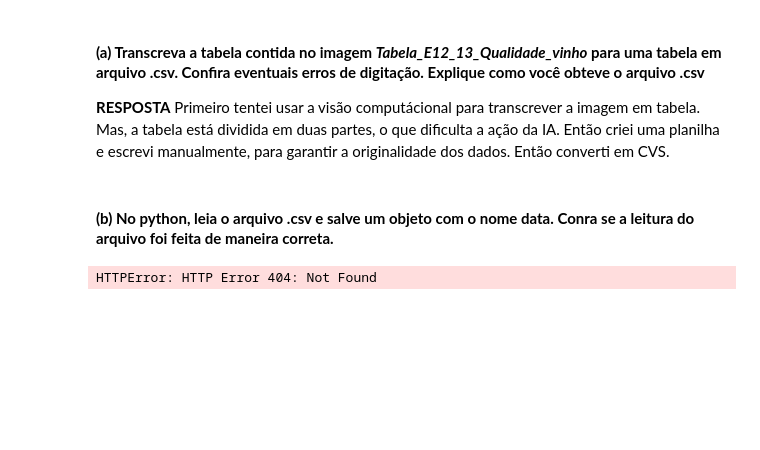
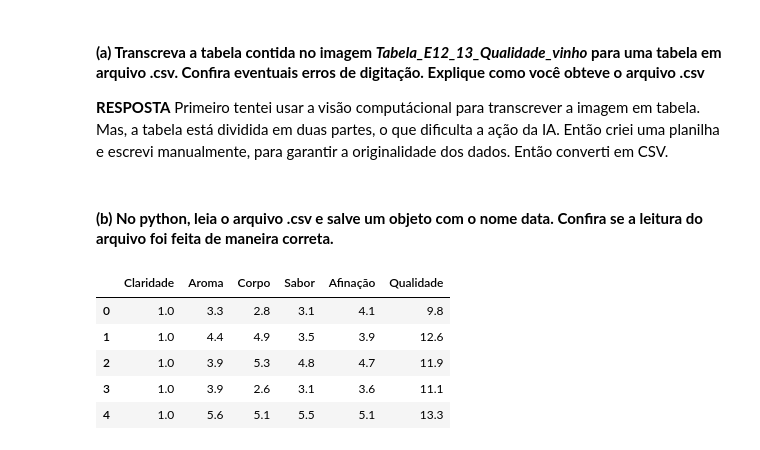
Before and after one commit to Djeffersonkkj/portifolio-de-estudos, a Jupyter notebook: UEPB_DataScience/P3/visualizacao_de_dados/atividade_2.ipynb, the cells around one changed output. Cells and saved outputs as stored; diff of their text form; code cells hidden in the pictures; blank space fills up the shorter version.

```diff
--- a/UEPB_DataScience/P3/visualizacao_de_dados/atividade_2.ipynb
+++ b/UEPB_DataScience/P3/visualizacao_de_dados/atividade_2.ipynb
@@ -2,9 +2,9 @@
 #### **(a) Transcreva a tabela contida no imagem *Tabela_E12_13_Qualidade_vinho* para uma tabela em arquivo .csv. Confira eventuais erros de digitação. Explique como você obteve o arquivo .csv**
 
 **RESPOSTA**
-Primeiro tentei usar a visão computácional para transcrever a imagem em tabela. Mas, a tabela está dividida em duas partes, o que dificulta a ação da IA. Então criei uma planilha e escrevi manualmente, para garantir a originalidade dos dados. Então converti em CVS.
+Primeiro tentei usar a visão computácional para transcrever a imagem em tabela. Mas, a tabela está dividida em duas partes, o que dificulta a ação da IA. Então criei uma planilha e escrevi manualmente, para garantir a originalidade dos dados. Então converti em CSV.
 # %% [markdown]
-#### **(b) No python, leia o arquivo .csv e salve um objeto com o nome data. Conra se a leitura do arquivo foi feita de maneira correta.**
+#### **(b) No python, leia o arquivo .csv e salve um objeto com o nome data. Confira se a leitura do arquivo foi feita de maneira correta.**
 # %%
 #importando bibliotecas
 import pandas as pd
@@ -11,5 +13,20 @@ import pandas as pd
 # %%
 #salvando arquivo .cvs
-data = pd.read_csv("https://github.com/Djeffersonkkj/portifolio-de-estudos/blob/main/UEPB_DataScience/P3/visualizacao_de_dados/dados_atvdd_2.csv")
+data = pd.read_csv(
+    "/Users/djeff/OneDrive/Documents/MeusProjetos/portifolio-de-estudos/UEPB_DataScience/P3/visualizacao_de_dados/dados_atvdd_2.csv", sep=";" #tive que colocar isso pois o csv não veio em UTF-8
+)
+
+cols = ['Claridade', 'Aroma', 'Corpo', 'Sabor', 'Afinação', 'Qualidade']
+
+# Substituir vírgula por ponto e converter para float
+for col in cols:
+    data[col] = pd.to_numeric(data[col].astype(str).str.replace(',', '.'), errors='coerce')
+
+data.head()
 # %% [output]
-HTTPError: HTTP Error 404: Not Found
+|  | Claridade | Aroma | Corpo | Sabor | Afinação | Qualidade |
+| 0 | 1.0 | 3.3 | 2.8 | 3.1 | 4.1 | 9.8 |
+| 1 | 1.0 | 4.4 | 4.9 | 3.5 | 3.9 | 12.6 |
+| 2 | 1.0 | 3.9 | 5.3 | 4.8 | 4.7 | 11.9 |
+| 3 | 1.0 | 3.9 | 2.6 | 3.1 | 3.6 | 11.1 |
+| 4 | 1.0 | 5.6 | 5.1 | 5.5 | 5.1 | 13.3 |
```
Also changed, not shown: parts of 4 cells of this notebook, 1 other file.
